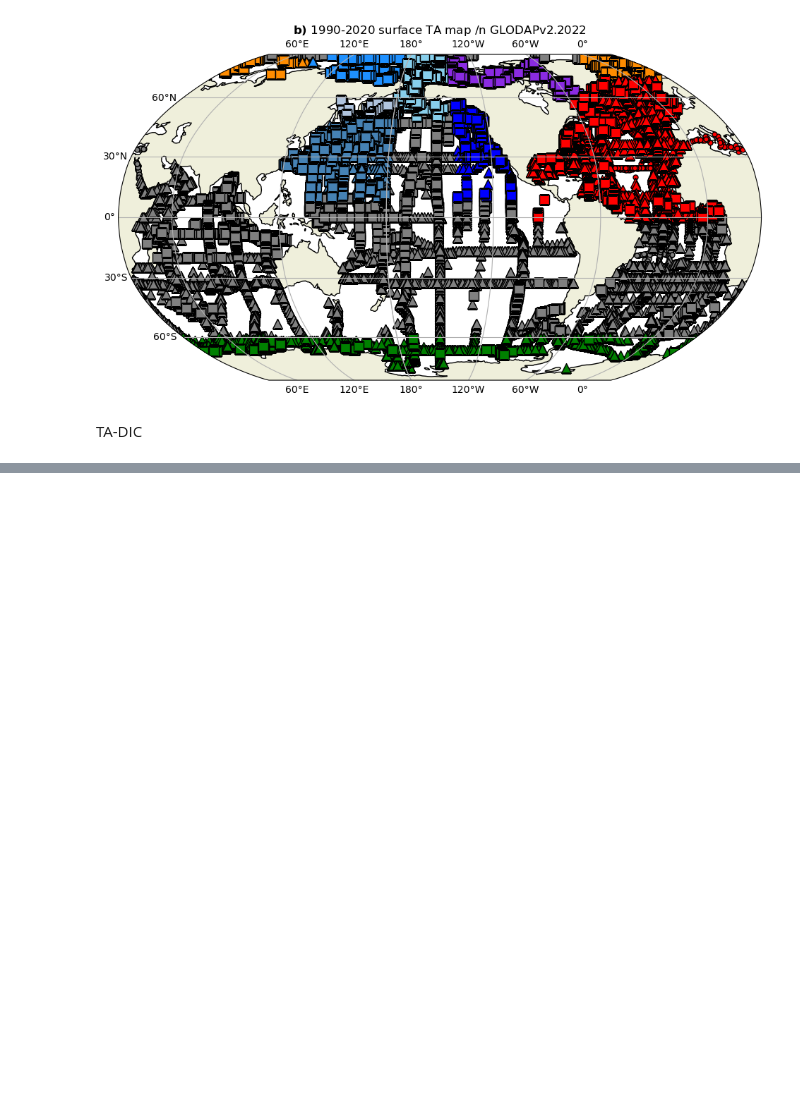
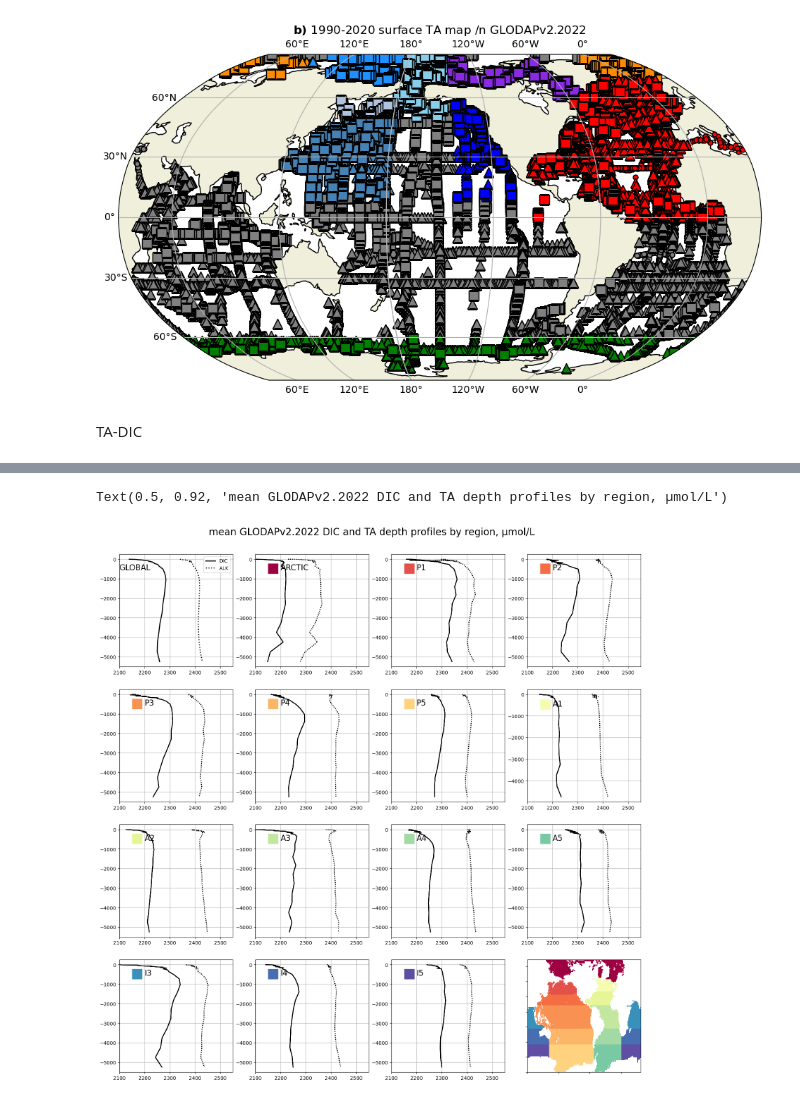
Before and after one commit to biu23/Carbonate_Chemistry_Models, a Jupyter notebook: test_script/GLODAP.ipynb, the cells around one changed output, grey strips where cells are left out. Drawn from its saved outputs; the diff is of its cells as text; code cells hidden in the pictures; blank space fills up the shorter version.

```diff
--- a/test_script/GLODAP.ipynb
+++ b/test_script/GLODAP.ipynb
@@ -430,0 +571,5 @@ plt.title(r'$\bf{c)}$ 1990-2020 surface TA-DIC map /n GLODAPv2.2022')
+# %%
+tDIC = np.array(df['DIC'][:])
+tALK = np.array(df['ALK'][:])
+tDIC[tDIC <0] = np.nan
+tALK[tALK <0] = np.nan
@@ -430,0 +656,38 @@ plt.title(r'$\bf{c)}$ 1990-2020 surface TA-DIC map /n GLODAPv2.2022')
+# %%
+tmesh = xr.open_dataset('/gpfs/data/greenocean/software/resources/regrid/mesh_mask3_6.nc')
+depths = (tmesh['gdept_1d'][0])
+# %%
+fact = 1.6
+fig, axs = plt.subplots(4,4, figsize=(12*fact, 12*fact), facecolor='w', edgecolor='k')
+axs = axs.ravel()
+
+
+axs[0].plot(allreg_DICfyDP, -depths, color = 'k', linestyle = '-', label = 'DIC', linewidth = 2)
+axs[0].plot(allreg_ALKfyDP, -depths, color = 'k', linestyle = ':', label = 'ALK', linewidth = 2)
+
+
+for i in range(0,len(regs)):
+    for r in range(0,4):
+        axs[i+1].plot(regdict[regs[i]]['DICfyDP'][:],-depths, color = 'k',linestyle = '-',\
+                    )
+        axs[i+1].plot(regdict[regs[i]]['ALKfyDP'][:],-depths, color = 'k', linestyle = ':',\
+                    )
+
+axs[15].pcolor(maskno, cmap = tcm, vmin = 0.5, vmax = 4)
+axs[15].set_xticklabels([])
+axs[15].set_yticklabels([])
+
+axs[0].text(2100,-560,'GLOBAL', color = 'k', fontsize = 16)
+
+for i in range(0,len(regs)):
+    axs[i+1].plot(2170,-480,marker = "s", color = regdict[regs[i]]['colour'], markersize = 20)
+    axs[i+1].text(2200,-560,regs[i], color = 'k', fontsize = 16)
+for i in range(0,len(regs)+1):
+    axs[i].set_xlim([2100,2550])
+    axs[i].grid()
+axs[0].legend(fontsize = 10)
+
+plt.suptitle('mean GLODAPv2.2022 DIC and TA depth profiles by region, µmol/L', fontsize = 20, y = 0.92)
+# %% [output]
+Text(0.5, 0.92, 'mean GLODAPv2.2022 DIC and TA depth profiles by region, µmol/L')
+[figure, added]
```
Also changed, not shown: parts of 13 cells of this notebook, 1 other file.
